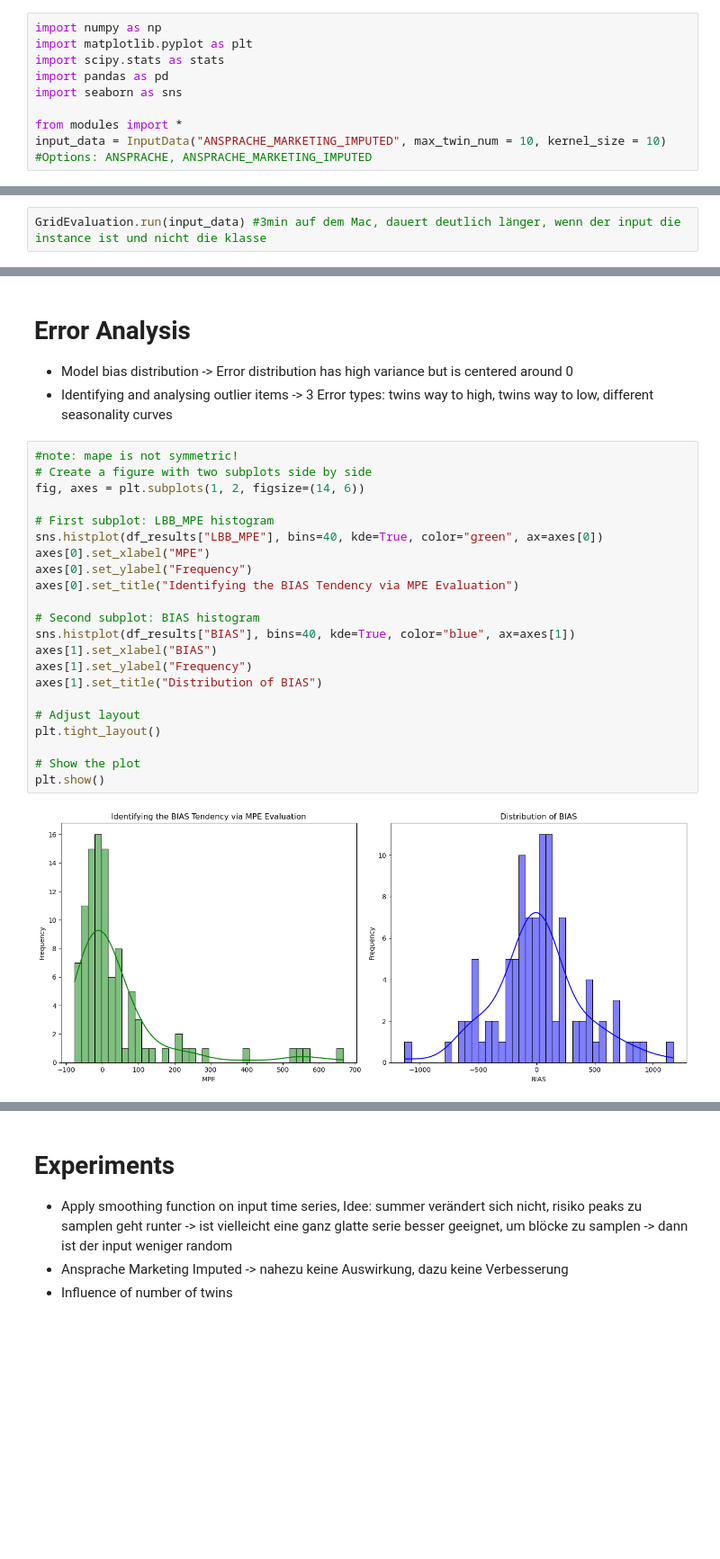
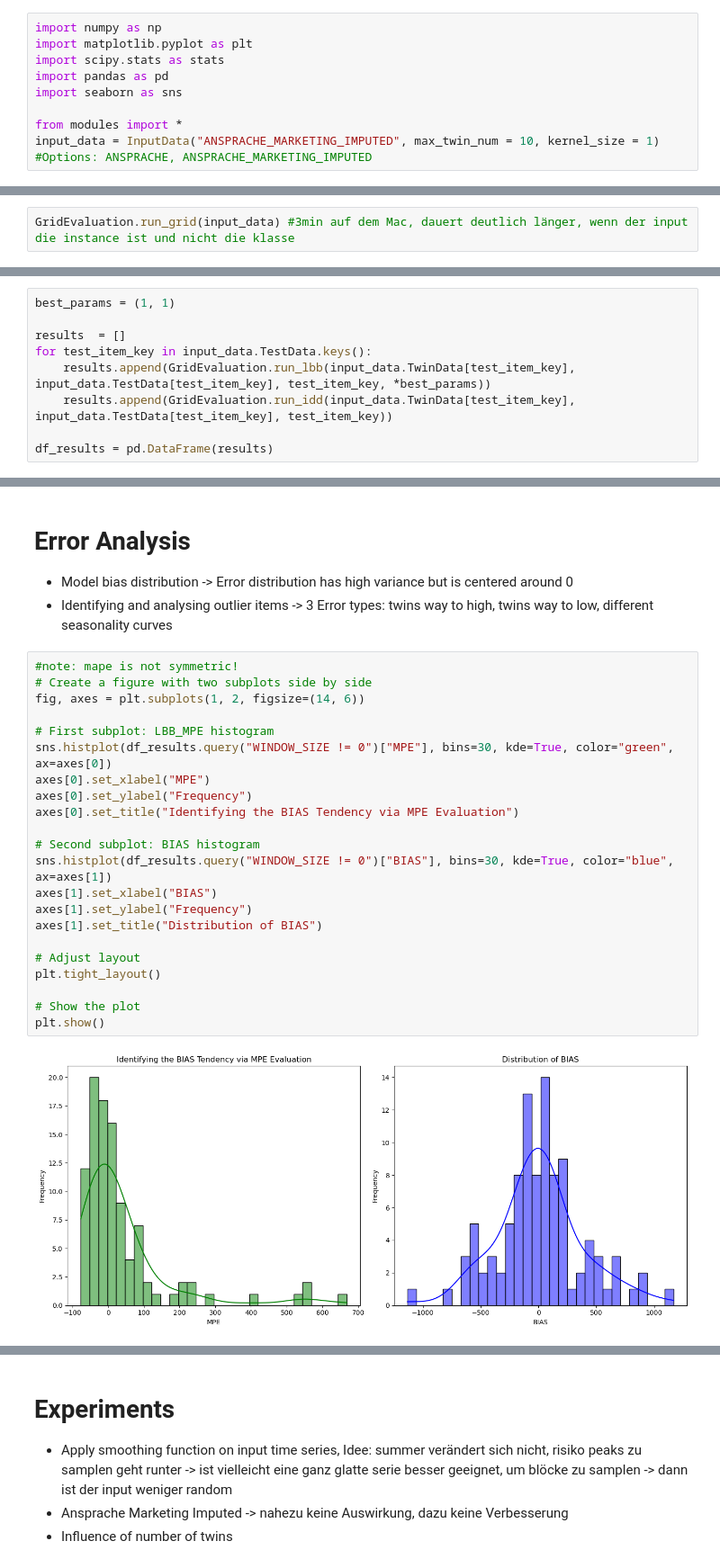
Before and after one commit to chrisnhr/Diplom, a Jupyter notebook: bootstrapping.ipynb, the cells around one changed output, grey strips where cells are left out. Shown: that part at 90% size. Cells and saved outputs as stored; diff of their text form; blank space fills up the shorter version.

Commit message:
refactor Metrics and Evaluation classes for improved clarity and functionality; rename methods and update parameters for consistency

```diff
--- a/bootstrapping.ipynb
+++ b/bootstrapping.ipynb
@@ -6,7 +6,7 @@ import pandas as pd
 import seaborn as sns
 
 from modules import *
-input_data = InputData("ANSPRACHE_MARKETING_IMPUTED", max_twin_num = 10, kernel_size = 10) #Options: ANSPRACHE, ANSPRACHE_MARKETING_IMPUTED
+input_data = InputData("ANSPRACHE_MARKETING_IMPUTED", max_twin_num = 10, kernel_size = 1) #Options: ANSPRACHE, ANSPRACHE_MARKETING_IMPUTED
 # %% [output]
 There are 7 NaN values in the data which are replaced with 0s.
 There are 9 NaN values in the data which are replaced with 0s.
@@ -81,4 +126,4 @@ plt.show()
 # %% [markdown]
 # Parameter Tuning
 # %%
-GridEvaluation.run(input_data) #3min auf dem Mac, dauert deutlich länger, wenn der input die instance ist und nicht die klasse
+GridEvaluation.run_grid(input_data) #3min auf dem Mac, dauert deutlich länger, wenn der input die instance ist und nicht die klasse
@@ -146,5 +152,14 @@ NameError: name 'Resamplling' is not defined
 # %% [markdown]
 # Best Parameter Configuration vs. Benchmark
+# %%
+best_params = (1, 1)
+
+results  = []
+for test_item_key in input_data.TestData.keys():
+    results.append(GridEvaluation.run_lbb(input_data.TwinData[test_item_key], input_data.TestData[test_item_key], test_item_key, *best_params))
+    results.append(GridEvaluation.run_idd(input_data.TwinData[test_item_key], input_data.TestData[test_item_key], test_item_key))
+
+df_results = pd.DataFrame(results)
 # %%
 plt.figure(figsize=(12, 5))
 
@@ -171,25 +186,25 @@ plt.show()
 # %%
 #note: mape is not symmetric!
 # Create a figure with two subplots side by side
 fig, axes = plt.subplots(1, 2, figsize=(14, 6))
 
 # First subplot: LBB_MPE histogram
-sns.histplot(df_results["LBB_MPE"], bins=40, kde=True, color="green", ax=axes[0])
+sns.histplot(df_results.query("WINDOW_SIZE != 0")["MPE"], bins=30, kde=True, color="green", ax=axes[0])
 axes[0].set_xlabel("MPE")
 axes[0].set_ylabel("Frequency")
 axes[0].set_title("Identifying the BIAS Tendency via MPE Evaluation")
 
 # Second subplot: BIAS histogram
-sns.histplot(df_results["BIAS"], bins=40, kde=True, color="blue", ax=axes[1])
+sns.histplot(df_results.query("WINDOW_SIZE != 0")["BIAS"], bins=30, kde=True, color="blue", ax=axes[1])
 axes[1].set_xlabel("BIAS")
 axes[1].set_ylabel("Frequency")
 axes[1].set_title("Distribution of BIAS")
 
 # Adjust layout
 plt.tight_layout()
 
 # Show the plot
 plt.show()
 # %% [output]
-[figure, old version]
+[figure, new version]
 # %%
```
Also changed, not shown: parts of 12 cells of this notebook, 1 other file.
